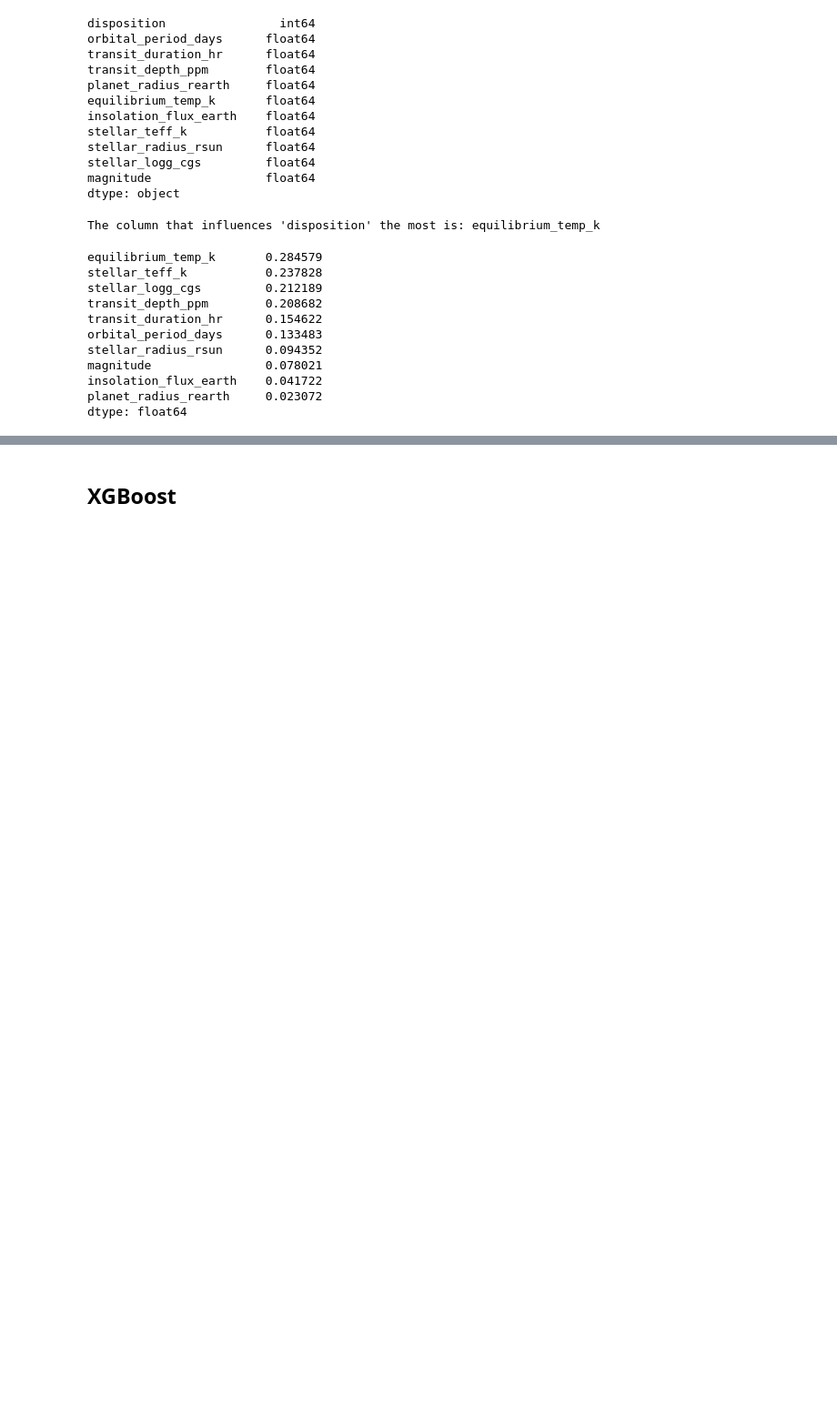
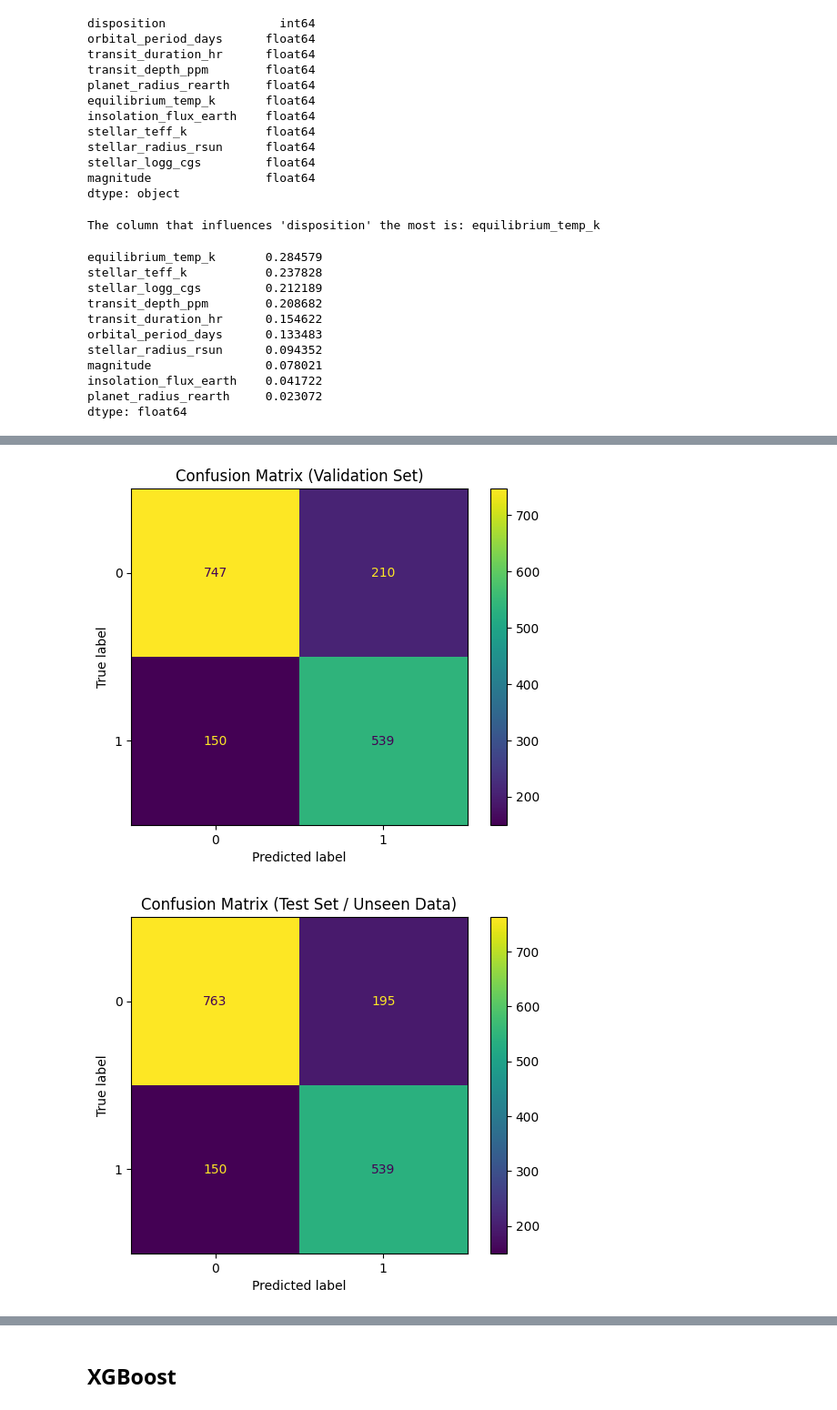
Before and after one commit to ihsan31415/exoplantropy, a Jupyter notebook: main_model.ipynb, the cells around one changed output, grey strips where cells are left out. Shown at 91% size. Drawn from its saved outputs; the diff is of its cells as text; code cells hidden in the pictures; blank space fills up the shorter version.

Commit message:
adding the rest of the model and MLP

```diff
--- a/main_model.ipynb
+++ b/main_model.ipynb
@@ -78,0 +92,11 @@ dtype: float64
+# %%
+from sklearn.linear_model import LogisticRegression
+
+# Train logistic regression model
+logreg = LogisticRegression(max_iter=10000, random_state=42)
+logreg.fit(X_train, y_train)
+
+# Validation performance
+y_val_pred_logreg = logreg.predict(X_val)
+print("Logistic Regression Validation Classification Report:")
+print(classification_report(y_val, y_val_pred_logreg))
@@ -78,0 +113,11 @@ dtype: float64
+# %%
+from sklearn.metrics import ConfusionMatrixDisplay
+
+ConfusionMatrixDisplay.from_estimator(logreg, X_val, y_val)
+plt.title("Confusion Matrix (Validation Set)")
+ConfusionMatrixDisplay.from_estimator(logreg, X_test, y_test)
+plt.title("Confusion Matrix (Test Set / Unseen Data)")
+plt.show()
+# %% [output]
+[figure, added]
+[figure, added]
```
Also changed, not shown: parts of 20 cells of this notebook, 6 other files.
